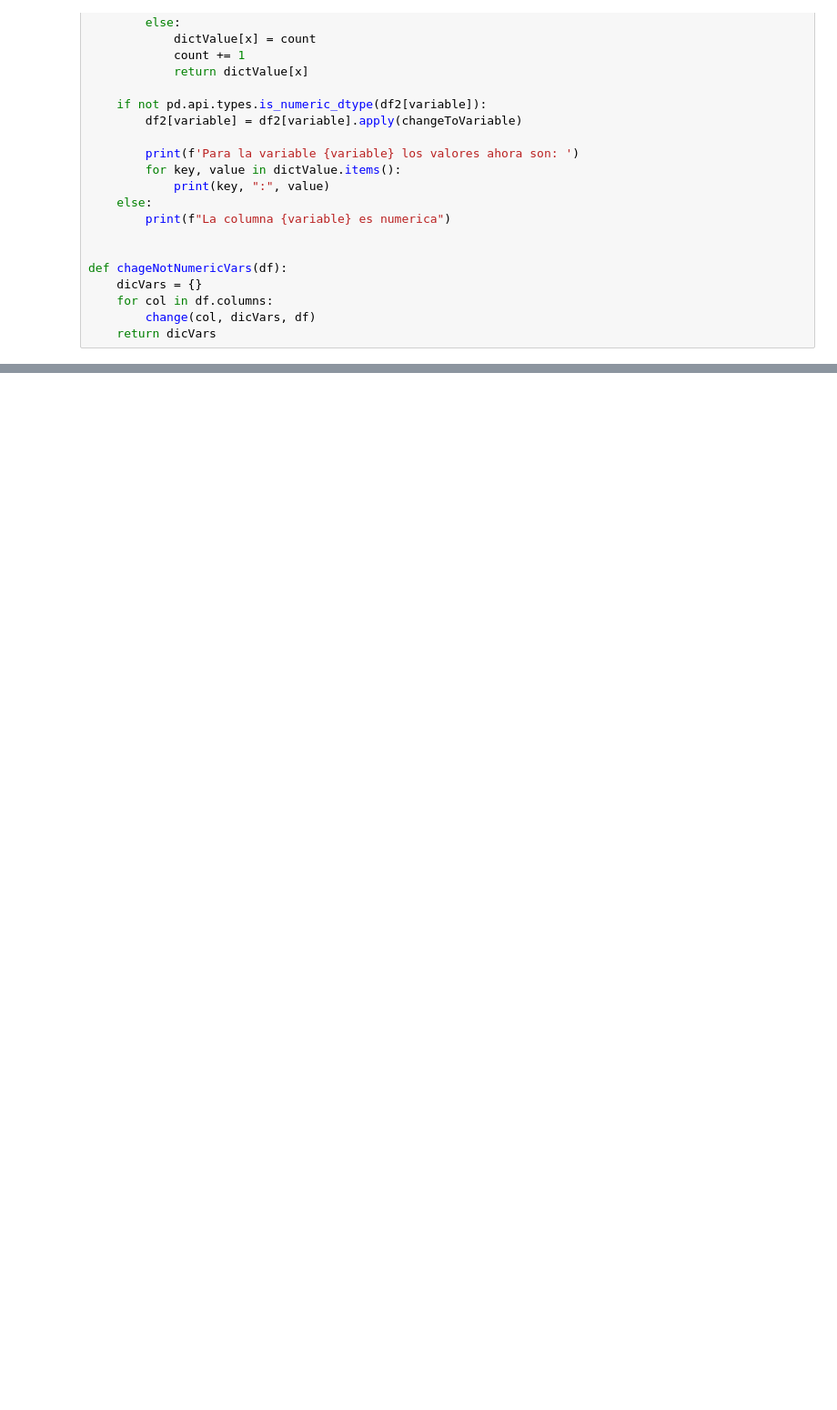
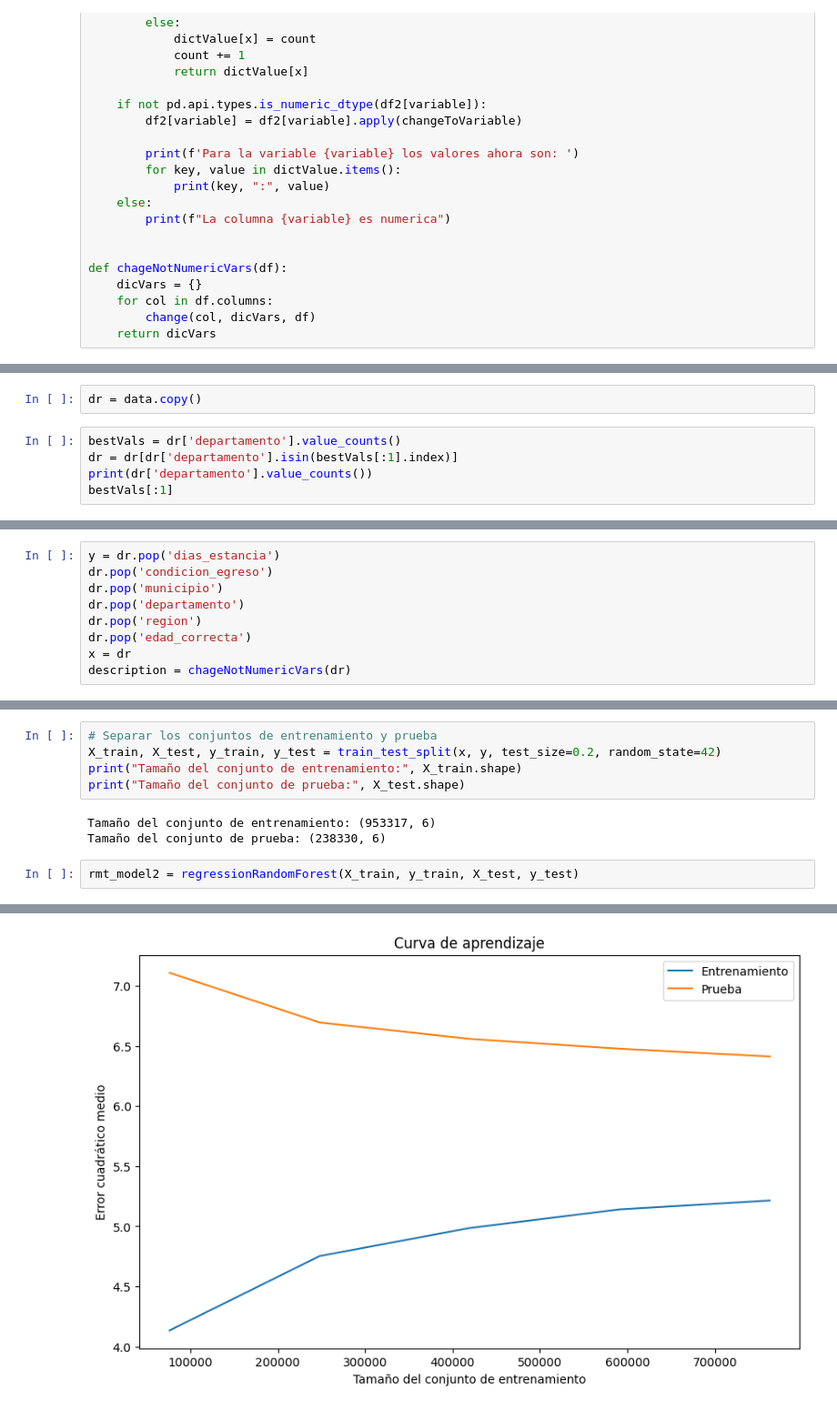
Before and after one commit to MelissaPerez09/Proyecto-DataMining, a Jupyter notebook: RandomForest.ipynb, the cells around one changed output, grey strips where cells are left out. Shown at 91% size. Cells and saved outputs as stored; diff of their text form; blank space fills up the shorter version.

```diff
--- a/RandomForest.ipynb
+++ b/RandomForest.ipynb
@@ -126,0 +380,7 @@ Chinaut
+# %%
+dr = data.copy()
+# %%
+bestVals = dr['departamento'].value_counts()
+dr = dr[dr['departamento'].isin(bestVals[:1].index)]
+print(dr['departamento'].value_counts())
+bestVals[:1]
@@ -126,0 +394,9 @@ Chinaut
+# %%
+y = dr.pop('dias_estancia')
+dr.pop('condicion_egreso')
+dr.pop('municipio')
+dr.pop('departamento')
+dr.pop('region')
+dr.pop('edad_correcta')
+x = dr
+description = chageNotNumericVars(dr)
@@ -126,0 +421,11 @@ Chinaut
+# %%
+# Separar los conjuntos de entrenamiento y prueba
+X_train, X_test, y_train, y_test = train_test_split(x, y, test_size=0.2, random_state=42)
+print("Tamaño del conjunto de entrenamiento:", X_train.shape)
+print("Tamaño del conjunto de prueba:", X_test.shape)
+# %% [output]
+Tamaño del conjunto de entrenamiento: (953317, 6)
+Tamaño del conjunto de prueba: (238330, 6)
+# %%
+rmt_model2 = regressionRandomForest(X_train, y_train, X_test, y_test)
+# %% [output]
@@ -126,0 +442 @@ Chinaut
+[figure, added]
```
Also changed, not shown: parts of 51 cells of this notebook, 2 other files.
